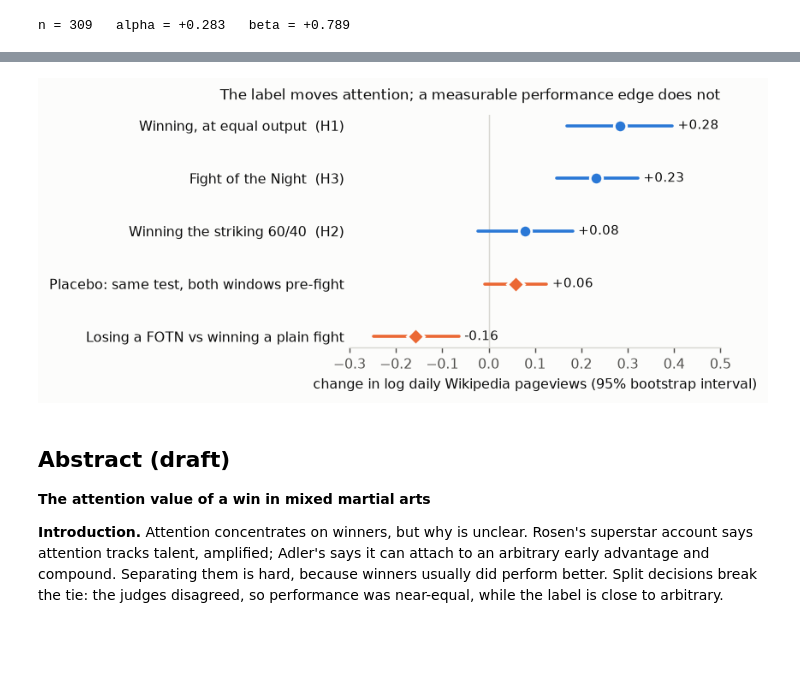
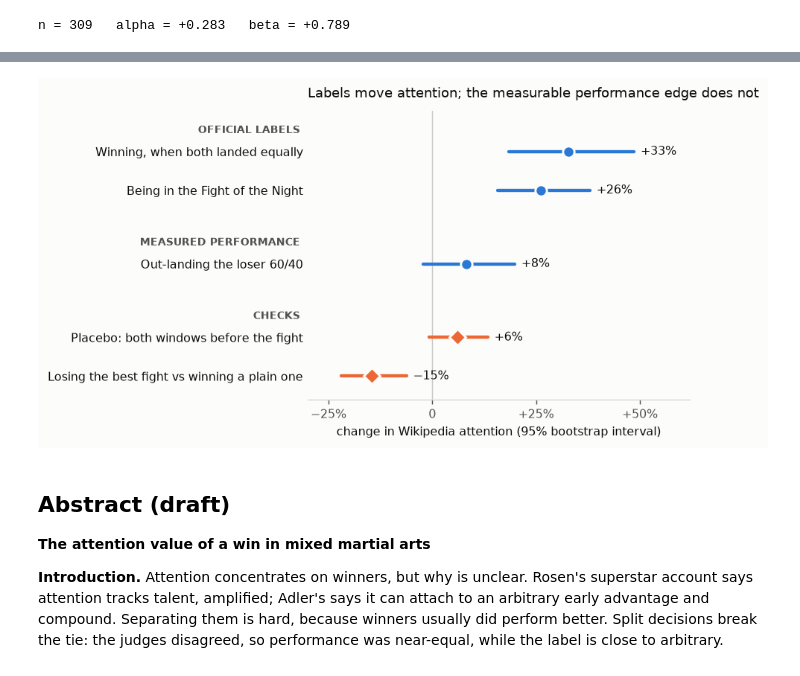
Before and after one commit to baptperr/ssac27-attention-value-of-a-win, a Jupyter notebook: notebooks/abstract.ipynb, the cells around one changed output, grey strips where cells are left out. Saved outputs shown, nothing was run; the diff lists cells and outputs as text; code cells hidden in the pictures; blank space fills up the shorter version.

```diff
--- a/notebooks/abstract.ipynb
+++ b/notebooks/abstract.ipynb
@@ -96,36 +136,63 @@ sit at zero, and the descriptive comparison.
 # %%
-rows = [
-    ("Winning, at equal output  (H1)",            alpha,   0.1687,  0.3960, BLUE,   "o"),
-    ("Fight of the Night  (H3)",                  0.2322,  0.1462,  0.3218, BLUE,   "o"),
-    # H2 rescaled so it is in the same units (log points) as the level effects: the
-    # effect of the winner's share sitting 0.1 above even, i.e. a 60/40 split. The
-    # slope itself is +0.79 per unit of (share - 0.5).
-    ("Winning the striking 60/40  (H2)",          0.0789, -0.0224, 0.1811, BLUE,   "o"),
-    ("Placebo: same test, both windows pre-fight", 0.0581, -0.0082, 0.1254, ORANGE, "D"),
-    ("Losing a FOTN vs winning a plain fight",    -0.1572, -0.2486, -0.0642, ORANGE, "D"),
+def pct(x):
+    return 100 * (math.exp(x) - 1)
+
+groups = [
+    ("Official labels", [
+        ("Winning, when both landed equally", 0.2830, 0.1687, 0.3960, BLUE, "o"),
+        ("Being in the Fight of the Night",   0.2322, 0.1462, 0.3218, BLUE, "o"),
+    ]),
+    ("Measured performance", [
+        ("Out-landing the loser 60/40",       0.0789, -0.0224, 0.1811, BLUE, "o"),
+    ]),
+    ("Checks", [
+        ("Placebo: both windows before the fight", 0.0581, -0.0082, 0.1254, ORANGE, "D"),
+        ("Losing the best fight vs winning a plain one", -0.1572, -0.2486, -0.0642,
+         ORANGE, "D"),
+    ]),
 ]
-fig, ax = plt.subplots(figsize=(6.4, 3.0))
-ys = np.arange(len(rows))[::-1]
-ax.axvline(0, color="#d8d7d2", lw=0.8, zorder=1)
-for y, (label, est, lo, hi, colour, marker) in zip(ys, rows):
-    ax.plot([lo, hi], [y, y], color=colour, lw=2, solid_capstyle="round", zorder=3)
-    ax.plot([est], [y], marker=marker, ms=8, color=colour, mec=SURFACE, mew=1.6, zorder=4)
-    ax.text(hi + 0.012, y, f"{est:+.2f}", va="center", ha="left", color=INK, fontsize=8.5)
 
-ax.set_yticks(ys)
-ax.set_yticklabels([r[0] for r in rows], color=INK)
-ax.set_xlabel("change in log daily Wikipedia pageviews (95% bootstrap interval)")
-ax.set_title("The label moves attention; a measurable performance edge does not",
-             loc="right", color=INK, pad=10, fontsize=9.5)
-ax.set_xlim(-0.30, 0.50)
-for s in ("top", "right", "left"):
-    ax.spines[s].set_visible(False)
+rows, labels, heads = [], [], []
+y = 0.0
+for gname, items in groups:
+    heads.append((y, gname))
+    y -= 0.55
+    for it in items:
+        rows.append((y, *it)); labels.append((y, it[0]))
+        y -= 1.0
+    y -= 0.35
+
+fig, ax = plt.subplots(figsize=(6.9, 3.9))
+ax.axvline(0, color="#c9c8c2", lw=0.8, zorder=1)
+for yy, label, est, lo, hi, colour, marker in rows:
+    ax.plot([pct(lo), pct(hi)], [yy, yy], color=colour, lw=2.4,
+            solid_capstyle="round", zorder=3)
+    ax.plot([pct(est)], [yy], marker=marker, ms=8.5, color=colour,
+            mec=SURFACE, mew=1.6, zorder=4)
+    ax.text(pct(hi) + 1.6, yy, f"{pct(est):+.0f}%".replace("-", "−"),
+            va="center", ha="left", color=INK, fontsize=9)
+
+ax.set_yticks([yy for yy, _ in labels])
+ax.set_yticklabels([lab for _, lab in labels], color=INK)
+for yy, gname in heads:
+    ax.text(-0.02, yy, gname.upper(), transform=ax.get_yaxis_transform(),
+            ha="right", va="center", fontsize=8, color=INK2, fontweight="bold")
+
+ax.set_xlabel("change in Wikipedia attention (95% bootstrap interval)")
+ax.set_title("Labels move attention; the measurable performance edge does not",
+             loc="left", color=INK, pad=10, fontsize=10)
+ax.set_xlim(-30, 62)
+ax.set_xticks([-25, 0, 25, 50])
+ax.set_xticklabels(["−25%", "0", "+25%", "+50%"])
+ax.set_ylim(min(yy for yy, *_ in rows) - 0.6, 0.5)
+for sp in ("top", "right", "left"):
+    ax.spines[sp].set_visible(False)
 ax.tick_params(axis="y", length=0)
 fig.tight_layout()
 fig.savefig(FIGS / "fig2_estimates.png", bbox_inches="tight")
 plt.show()
 # %% [output]
-[figure, old version]
+[figure, new version]
 # %% [markdown]
 ## Abstract (draft)
 
```
Also changed, not shown: parts of 5 cells of this notebook, 3 other files.
